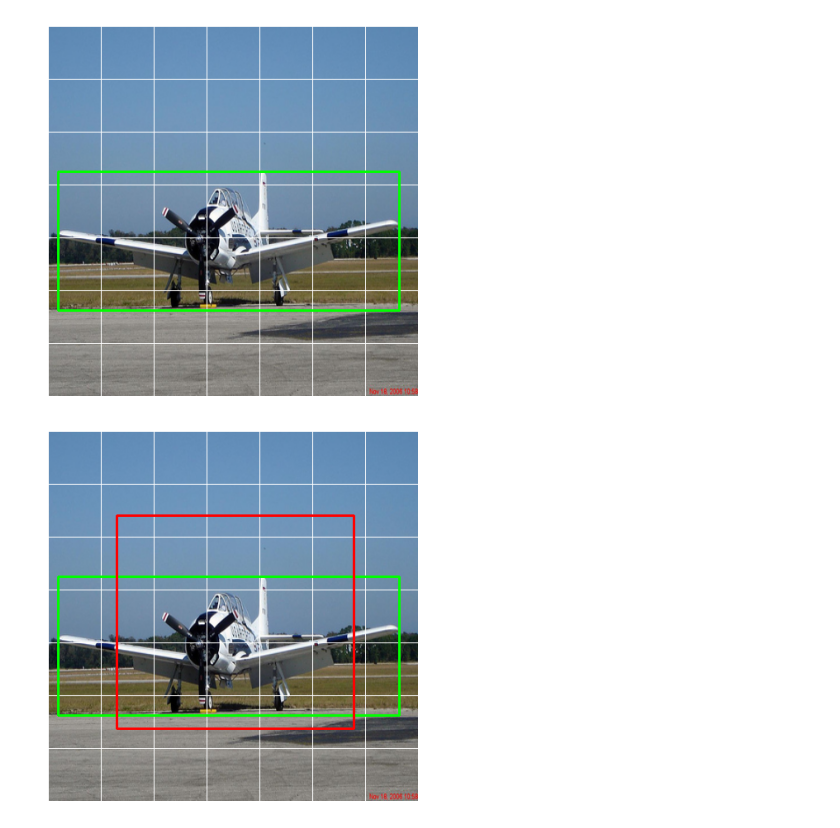
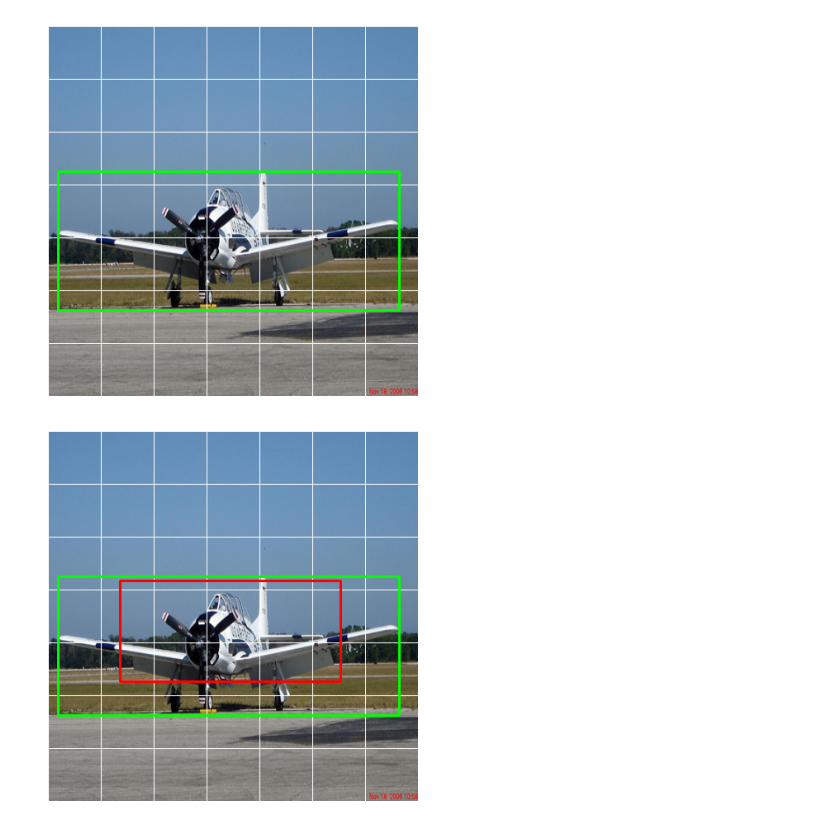
Before and after one commit to mateuszk098/neural-nets, a Jupyter notebook: src/cvnets/yolov1/infer.ipynb, the cells around one changed output. Drawn from its saved outputs; the diff is of its cells as text; code cells hidden in the pictures.

```diff
--- a/src/cvnets/yolov1/infer.ipynb
+++ b/src/cvnets/yolov1/infer.ipynb
@@ -18,7 +21,7 @@ dataset = VOC2012Dataset("~/Downloads/VOC2012/train_val", imgsz=448, S=7, B=2, s
 dataset.eval()
 
 model = YOLOv1(imgsz=imgsz, S=S, B=B, C=C)
-model.load_state_dict(torch.load("./checkpoints/yolov1-voc2012-last.pt", map_location="cpu", weights_only=True))
+model.load_state_dict(torch.load("./checkpoints/yolov1-voc2012.pt", map_location="cpu", weights_only=True))
 model = model.eval()
 # %%
 sample = dataset[5]
@@ -49,55 +52,18 @@ plt.axis("off")
 plt.show()
 # %% [output]
 [figure]
-# %%
-def decode_yolo_output(prediction: Tensor, imgsz: int, S: int, B: int) -> tuple[Tensor, Tensor, Tensor]:
-    prediction = prediction.reshape(-1, S, S, 5 * B + C).clamp(0, 1)
-    class_scores, class_ids = prediction[..., 5 * B :].max(dim=-1, keepdim=True)
-
-    offset_y, offset_x = torch.meshgrid(torch.arange(S) / S, torch.arange(S) / S, indexing="ij")
-    offset_y = offset_y.reshape(1, S, S, 1).repeat(1, 1, 1, B)
-    offset_x = offset_x.reshape(1, S, S, 1).repeat(1, 1, 1, B)
-
-    pred_bboxes = prediction[..., : 5 * B].reshape(-1, S, S, B, 5)
-
-    xyxys = torch.stack(
-        [
-            pred_bboxes[..., 0] / S + offset_x - 0.5 * pred_bboxes[..., 2].square(),
-            pred_bboxes[..., 1] / S + offset_y - 0.5 * pred_bboxes[..., 3].square(),
-            pred_bboxes[..., 0] / S + offset_x + 0.5 * pred_bboxes[..., 2].square(),
-            pred_bboxes[..., 1] / S + offset_y + 0.5 * pred_bboxes[..., 3].square(),
-        ],
-        dim=-1,
-    ).mul(imgsz)
-    confs = pred_bboxes[..., 4] * class_scores
-    class_ids = class_ids.repeat(1, 1, 1, B)
-
-    xyxys = xyxys.reshape(-1, S * S * B, 4)
-    confs = confs.reshape(-1, S * S * B)
-    class_ids = class_ids.reshape(-1, S * S * B)
-
-    return xyxys, confs, class_ids
-
-
-xyxys, confs, labels = decode_yolo_output(prediction, imgsz, S, B)
 # %%
-conf_mask = confs > 0.03
-xyxys = xyxys[conf_mask]
-confs = confs[conf_mask]
-labels = labels[conf_mask]
-
-keep = nms(xyxys, confs, iou_threshold=0.3)
-xyxys = xyxys[keep]
-confs = confs[keep]
-labels = labels[keep]
+xyxys, confs, labels = decode_yolo_output(prediction, imgsz, S, B, C)
+xyxys, confs, labels = xyxys.squeeze(), confs.squeeze(), labels.squeeze()
+xyxys, confs, labels = filter_detections(xyxys, confs, labels)
 
 img = image.copy()
 
 for bbox in xyxys.numpy():
     cv.rectangle(img, (int(bbox[0]), int(bbox[1])), (int(bbox[2]), int(bbox[3])), (255, 0, 0), 2)
 
 plt.imshow(img)
 plt.axis("off")
 plt.show()
 # %% [output]
-[figure, old version]
+[figure, new version]
```
Also changed, not shown: parts of 1 cell of this notebook, 5 other files.
